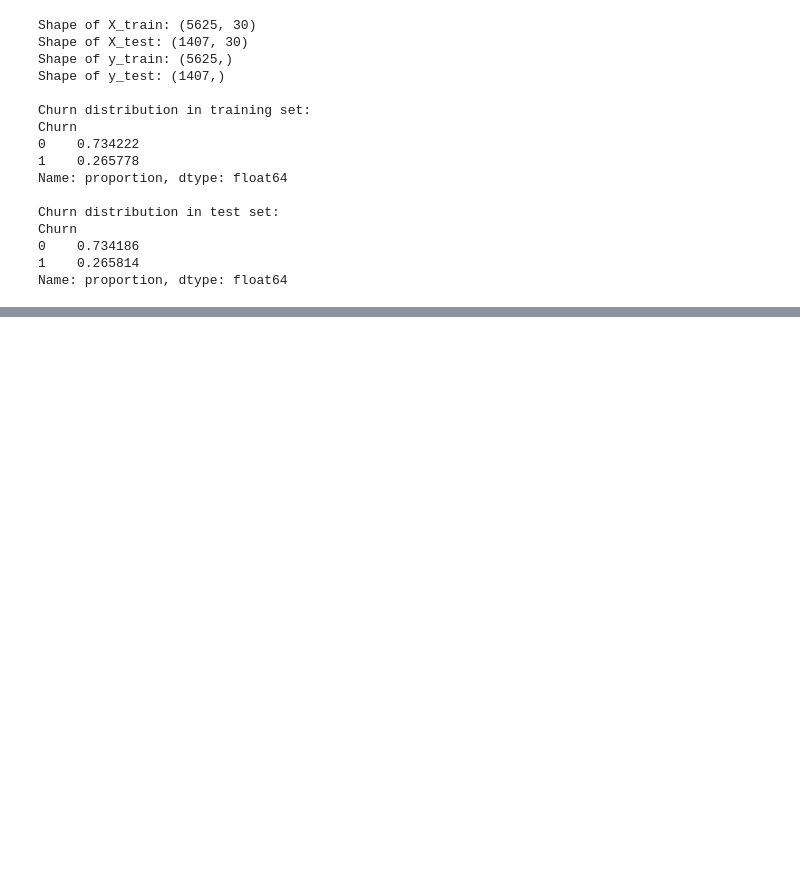
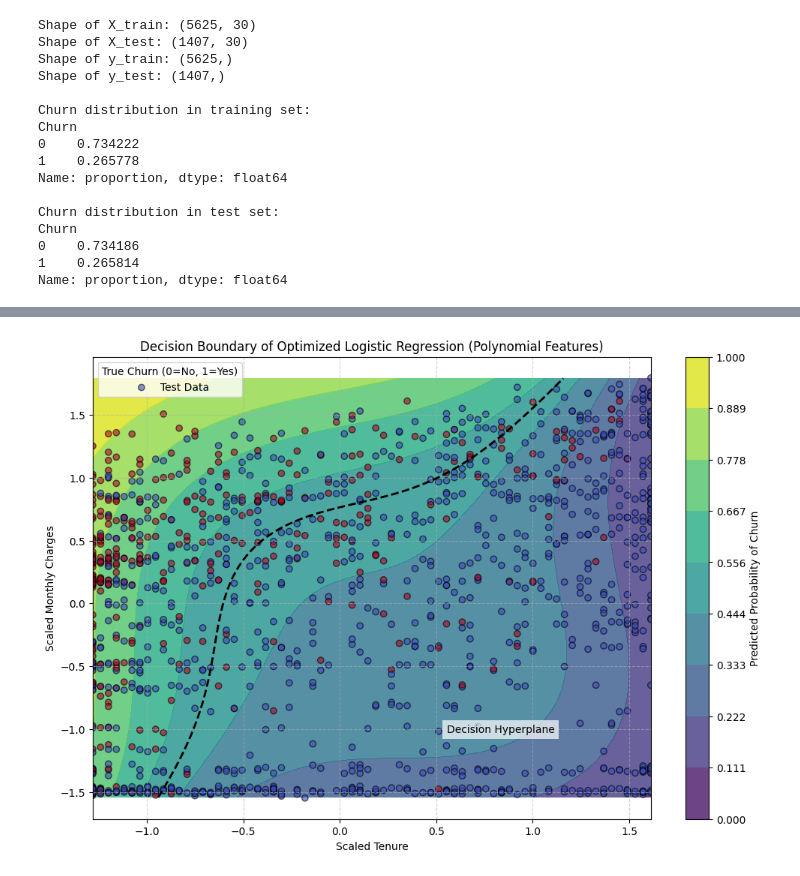
Before and after one commit to saim9211/Machine-Learning-Stuff, a Jupyter notebook: customer_churn_prediction.ipynb, the cells around one changed output, grey strips where cells are left out. Drawn from its saved outputs; the diff is of its cells as text; code cells hidden in the pictures; blank space fills up the shorter version.

```diff
--- a/customer_churn_prediction.ipynb
+++ b/customer_churn_prediction.ipynb
@@ -889,0 +686,89 @@ plt.show()
+# %%
+import matplotlib.pyplot as plt
+import seaborn as sns
+
+# Ensure the plot_confusion_matrix function is available if not in current session
+# (it was defined in a previous cell, so this is a safety check)
+if 'plot_confusion_matrix' not in globals():
+    from sklearn.metrics import confusion_matrix
+    def plot_confusion_matrix(y_true, y_pred, title):
+        cm = confusion_matrix(y_true, y_pred)
+        plt.figure(figsize=(6, 5))
+        sns.heatmap(cm, annot=True, fmt='d', cmap='Blues', cbar=False,
+                    xticklabels=['No Churn', 'Churn'],
+                    yticklabels=['No Churn', 'Churn'])
+        plt.title(title)
+        plt.xlabel('Predicted Label')
+        plt.ylabel('True Label')
+        plt.show()
+
+# Define the range for plotting 'tenure' and 'MonthlyCharges'
+# Use the min/max from the scaled X_train data
+tenure_min_plot, tenure_max_plot = X_train['tenure'].min(), X_train['tenure'].max()
+monthly_charges_min_plot, monthly_charges_max_plot = X_train['MonthlyCharges'].min(), X_train['MonthlyCharges'].max()
+
+# Create a meshgrid for tenure and MonthlyCharges
+tenure_vals = np.linspace(tenure_min_plot, tenure_max_plot, 100)
+monthly_charges_vals = np.linspace(monthly_charges_min_plot, monthly_charges_max_plot, 100)
+tenure_grid, monthly_charges_grid = np.meshgrid(tenure_vals, monthly_charges_vals)
+
+# Flatten the grids for creating full feature vectors
+grid_points_2d = np.c_[tenure_grid.ravel(), monthly_charges_grid.ravel()]
+
+# Set 'TotalCharges' to its mean (which is 0 after scaling)
+total_charges_mean_scaled = 0.0
+
+# Prepare input for poly_transformer: [tenure, MonthlyCharges, TotalCharges]
+input_for_poly_transformer = np.c_[
+    tenure_grid.ravel(),
+    monthly_charges_grid.ravel(),
+    np.full_like(tenure_grid.ravel(), total_charges_mean_scaled)
+]
+
+# Transform these 3 features into 19 polynomial features
+poly_features_grid_transformed = poly_transformer.transform(input_for_poly_transformer)
+
+# Get the non-polynomial feature names from the original X_train_without_original_numerical
+non_poly_feature_names = X_train.drop(columns=poly_feature_names).columns
+num_non_poly_features = len(non_poly_feature_names)
+
+# Create an array for the non-polynomial features, filled with zeros (baseline)
+non_poly_features_grid = np.zeros((poly_features_grid_transformed.shape[0], num_non_poly_features))
+
+# Create DataFrames to ensure proper column naming and order for concatenation
+X_grid_non_poly_df = pd.DataFrame(non_poly_features_grid, columns=non_poly_feature_names)
+X_grid_poly_df = pd.DataFrame(poly_features_grid_transformed, columns=poly_feature_names)
+
+# Concatenate the non-polynomial and polynomial feature dataframes
+# This creates the full 46-feature input for the model, maintaining column order as in X_train
+X_grid_full = pd.concat([X_grid_non_poly_df, X_grid_poly_df], axis=1)
+
+# Predict probabilities using the best optimized model
+Z = best_sklearn_model.predict_proba(X_grid_full)[:, 1] # Probability of Churn (class 1)
+
+# Reshape Z back to the grid shape for plotting contours
+Z = Z.reshape(tenure_grid.shape)
+
+# Plotting the decision boundary
+plt.figure(figsize=(12, 8))
+contour = plt.contourf(tenure_grid, monthly_charges_grid, Z, levels=np.linspace(0, 1, 10), cmap='viridis', alpha=0.8)
+plt.colorbar(contour, label='Predicted Probability of Churn')
+
+# Plot the decision boundary (P=0.5)
+plt.contour(tenure_grid, monthly_charges_grid, Z, levels=[0.5], colors='black', linestyles='dashed', linewidths=2)
+plt.text(tenure_grid.max() - 0.5, monthly_charges_grid.min() + 0.5, 'Decision Hyperplane',
+         horizontalalignment='right', verticalalignment='bottom', color='black', fontsize=10,
+         bbox=dict(facecolor='white', alpha=0.7, edgecolor='none'))
+
+plt.title('Decision Boundary of Optimized Logistic Regression (Polynomial Features)')
+plt.xlabel('Scaled Tenure')
+plt.ylabel('Scaled Monthly Charges')
+
+# Overlay the test data points
+# Note: X_test here already contains the polynomial features
+plt.scatter(X_test['tenure'], X_test['MonthlyCharges'], c=y_test, cmap='coolwarm', edgecolors='k', marker='o', alpha=0.6, label='Test Data')
+plt.legend(title='True Churn (0=No, 1=Yes)')
+plt.grid(True, linestyle='--', alpha=0.6)
+plt.show()
+# %% [output]
+[figure, added]
```
Also changed, not shown: parts of 35 cells of this notebook.
